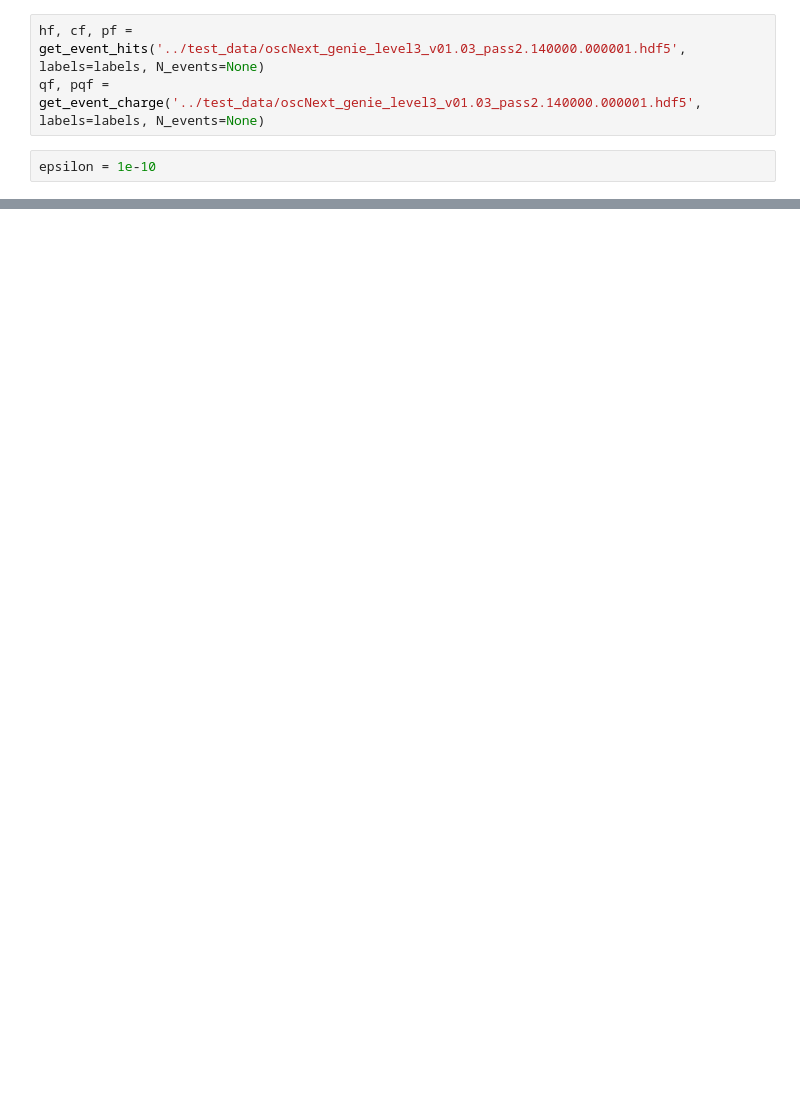
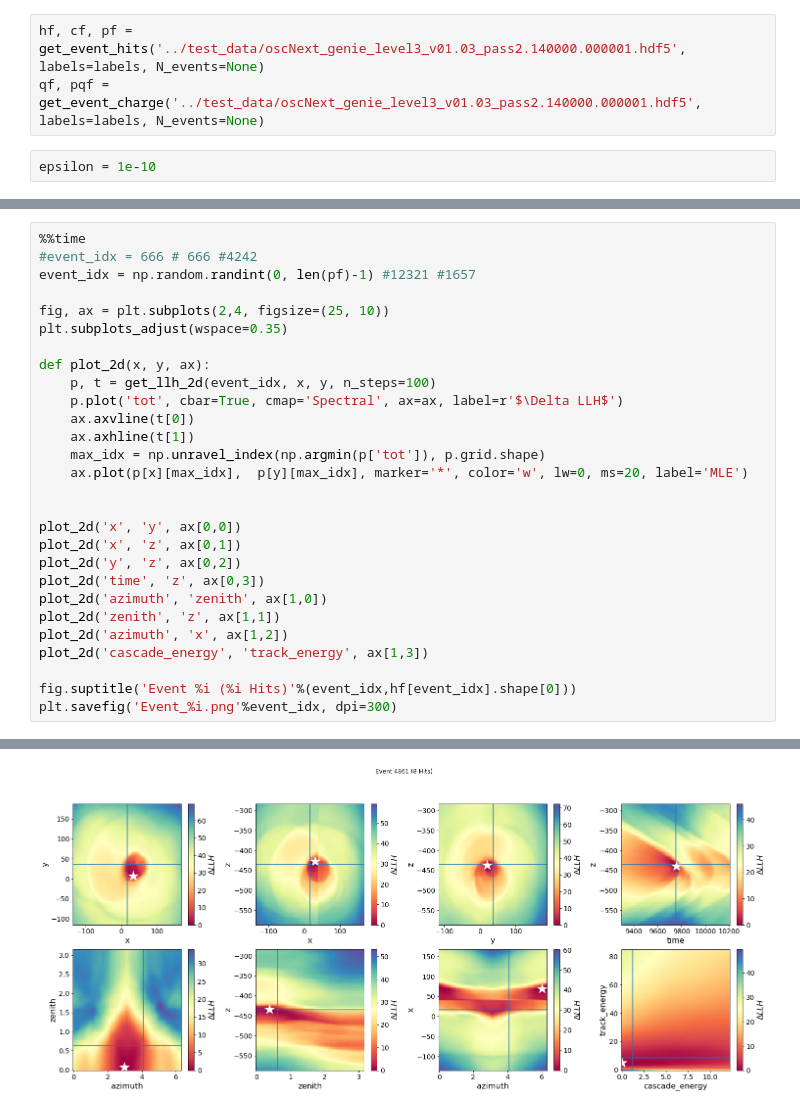
Before and after one commit to philippeller/IceNet, a Jupyter notebook: HitNet.ipynb, the cells around one changed output, grey strips where cells are left out. Saved outputs shown, nothing was run; the diff lists cells and outputs as text; blank space fills up the shorter version.

```diff
--- a/HitNet.ipynb
+++ b/HitNet.ipynb
@@ -428,0 +574,29 @@ def get_llh(event_idx, plot_dim, n_steps=100):
+# %%
+%%time
+#event_idx = 666 # 666 #4242
+event_idx = np.random.randint(0, len(pf)-1) #12321 #1657
+
+fig, ax = plt.subplots(2,4, figsize=(25, 10))
+plt.subplots_adjust(wspace=0.35)
+
+def plot_2d(x, y, ax):
+    p, t = get_llh_2d(event_idx, x, y, n_steps=100)
+    p.plot('tot', cbar=True, cmap='Spectral', ax=ax, label=r'$\Delta LLH$')
+    ax.axvline(t[0])
+    ax.axhline(t[1])
+    max_idx = np.unravel_index(np.argmin(p['tot']), p.grid.shape)
+    ax.plot(p[x][max_idx],  p[y][max_idx], marker='*', color='w', lw=0, ms=20, label='MLE')
+
+
+plot_2d('x', 'y', ax[0,0])
+plot_2d('x', 'z', ax[0,1])
+plot_2d('y', 'z', ax[0,2])
+plot_2d('time', 'z', ax[0,3])
+plot_2d('azimuth', 'zenith', ax[1,0])
+plot_2d('zenith', 'z', ax[1,1])
+plot_2d('azimuth', 'x', ax[1,2])
+plot_2d('cascade_energy', 'track_energy', ax[1,3])
+
+fig.suptitle('Event %i (%i Hits)'%(event_idx,hf[event_idx].shape[0]))
+plt.savefig('Event_%i.png'%event_idx, dpi=300)
+# %% [output]
@@ -429,3 +605,4 @@ def get_llh(event_idx, plot_dim, n_steps=100):
+[figure, added]
 # %%
 def plot_llh(event_idx, plot_dim, ax, n_steps=100):
     n_hits = hf[event_idx].shape[0]
```
Also changed, not shown: parts of 20 cells of this notebook, 2 other files.
